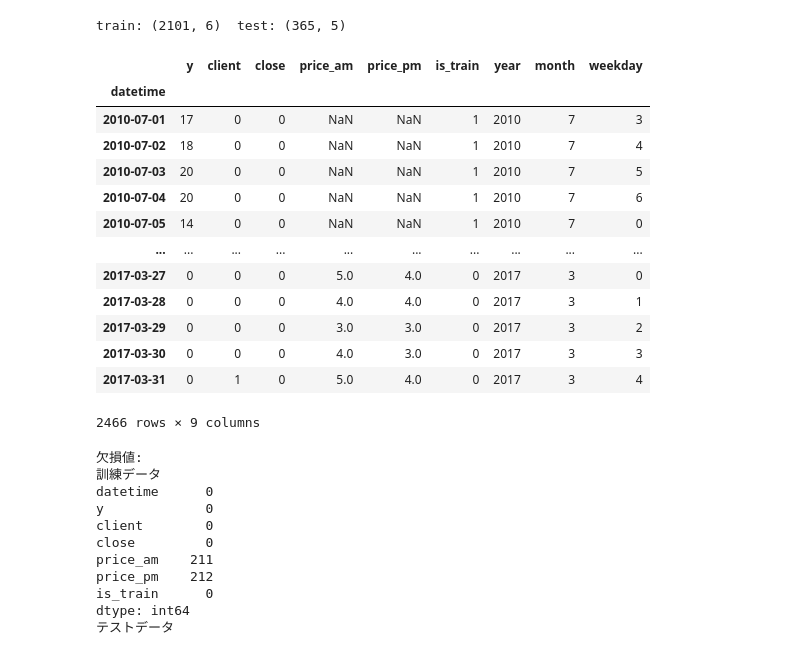
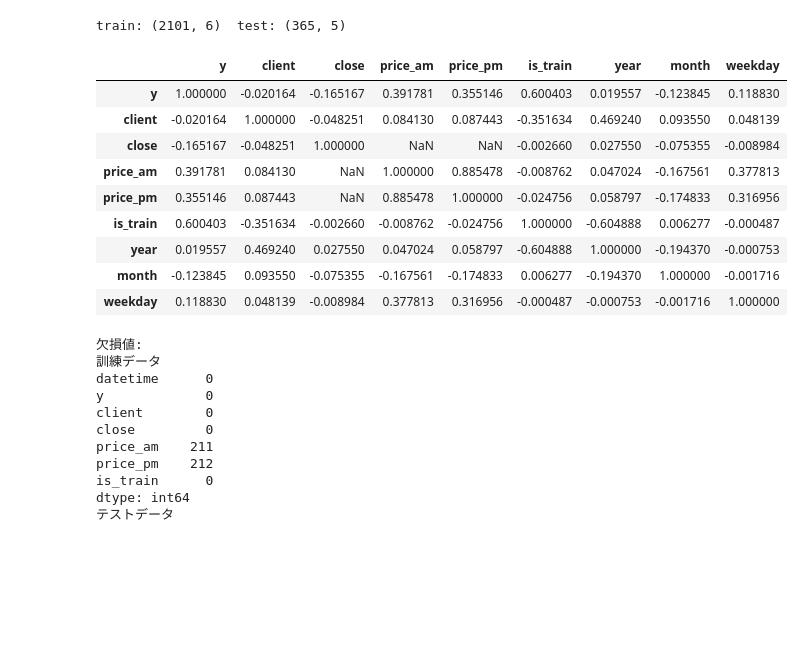
Before and after one commit to uchimaru007/my_signage, a Jupyter notebook: notebook/preprocessed_data/EDA_20240902.ipynb, the cells around one changed output. Cells and saved outputs as stored; diff of their text form; code cells hidden in the pictures; blank space fills up the shorter version.

```diff
--- a/notebook/preprocessed_data/EDA_20240902.ipynb
+++ b/notebook/preprocessed_data/EDA_20240902.ipynb
@@ -47,47 +47,43 @@ test_df[['price_am', 'price_pm']] = test_df[['price_am', 'price_pm']].replace(-1
 
 train_df['is_train'] = 1
 test_df['is_train'] = 0
 
 train_cols = train_df.columns.tolist() # 列名（カラム名）をリスト形式で取得
 test_cols = test_df.columns.tolist()
 common_cols = list(set(train_cols) & set(test_cols)) # 共通のカラム
 train_only = list(set(train_cols) - set(common_cols))  # 訓練データのみのカラム
 test_only = list(set(test_cols) - set(common_cols))    # テストデータのみのカラム
 
 for col in train_only:
     test_df[col] = None
 
 for col in test_only:
     train_df[col] = None
 
 merged_df = pd.concat([train_df, test_df], ignore_index=True, sort=False)
 
 pd.set_option('future.no_silent_downcasting', True)
 merged_df['y'] = merged_df['y'].fillna(0).astype(int)
 
 
 merged_df['datetime'] = pd.to_datetime(merged_df['datetime'])
 merged_df['year'] = merged_df['datetime'].apply(lambda x: x.year)
 merged_df['month'] = merged_df['datetime'].apply(lambda x: x.month)
 merged_df['weekday'] = merged_df['datetime'].apply(lambda x: x.weekday())
 
 merged_df = merged_df.set_index('datetime', inplace=False)
-merged_df
+merged_df.corr()
 # %% [output]
 |  | y | client | close | price_am | price_pm | is_train | year | month | weekday |
-| datetime |  |  |  |  |  |  |  |  |  |
-| 2010-07-01 | 17 | 0 | 0 | NaN | NaN | 1 | 2010 | 7 | 3 |
-| 2010-07-02 | 18 | 0 | 0 | NaN | NaN | 1 | 2010 | 7 | 4 |
-| 2010-07-03 | 20 | 0 | 0 | NaN | NaN | 1 | 2010 | 7 | 5 |
-| 2010-07-04 | 20 | 0 | 0 | NaN | NaN | 1 | 2010 | 7 | 6 |
-| 2010-07-05 | 14 | 0 | 0 | NaN | NaN | 1 | 2010 | 7 | 0 |
-| ... | ... | ... | ... | ... | ... | ... | ... | ... | ... |
-| 2017-03-27 | 0 | 0 | 0 | 5.0 | 4.0 | 0 | 2017 | 3 | 0 |
-| 2017-03-28 | 0 | 0 | 0 | 4.0 | 4.0 | 0 | 2017 | 3 | 1 |
-| 2017-03-29 | 0 | 0 | 0 | 3.0 | 3.0 | 0 | 2017 | 3 | 2 |
-| 2017-03-30 | 0 | 0 | 0 | 4.0 | 3.0 | 0 | 2017 | 3 | 3 |
-| 2017-03-31 | 0 | 1 | 0 | 5.0 | 4.0 | 0 | 2017 | 3 | 4 |
+| y | 1.000000 | -0.020164 | -0.165167 | 0.391781 | 0.355146 | 0.600403 | 0.019557 | -0.123845 | 0.118830 |
+| client | -0.020164 | 1.000000 | -0.048251 | 0.084130 | 0.087443 | -0.351634 | 0.469240 | 0.093550 | 0.048139 |
+| close | -0.165167 | -0.048251 | 1.000000 | NaN | NaN | -0.002660 | 0.027550 | -0.075355 | -0.008984 |
+| price_am | 0.391781 | 0.084130 | NaN | 1.000000 | 0.885478 | -0.008762 | 0.047024 | -0.167561 | 0.377813 |
+| price_pm | 0.355146 | 0.087443 | NaN | 0.885478 | 1.000000 | -0.024756 | 0.058797 | -0.174833 | 0.316956 |
+| is_train | 0.600403 | -0.351634 | -0.002660 | -0.008762 | -0.024756 | 1.000000 | -0.604888 | 0.006277 | -0.000487 |
+| year | 0.019557 | 0.469240 | 0.027550 | 0.047024 | 0.058797 | -0.604888 | 1.000000 | -0.194370 | -0.000753 |
+| month | -0.123845 | 0.093550 | -0.075355 | -0.167561 | -0.174833 | 0.006277 | -0.194370 | 1.000000 | -0.001716 |
+| weekday | 0.118830 | 0.048139 | -0.008984 | 0.377813 | 0.316956 | -0.000487 | -0.000753 | -0.001716 | 1.000000 |
-2466 rows × 9 columns
 # %%
 # 欠損値の確認
 l = '============================================'
```
Also changed, not shown: 9 other files.
